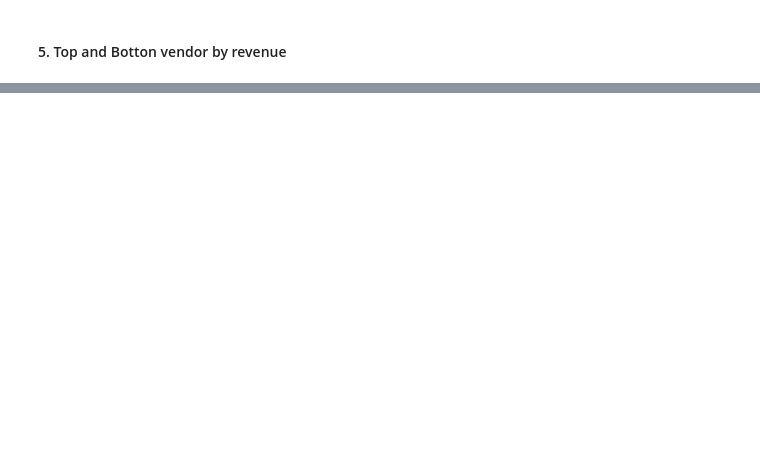
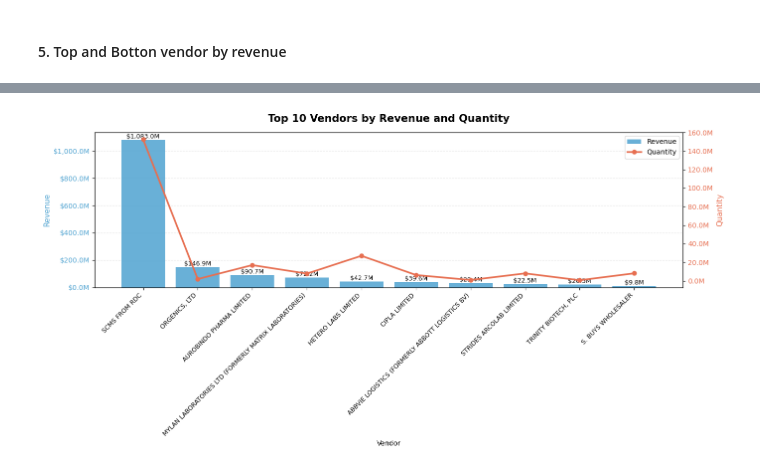
Before and after one commit to JulianChisco93/Supply-Chain-Shipment-Summary-Tool, a Jupyter notebook: notebooks/demo_vendor.ipynb, the cells around one changed output, grey strips where cells are left out. Cells and saved outputs as stored; diff of their text form; code cells hidden in the pictures; blank space fills up the shorter version.

```diff
--- a/notebooks/demo_vendor.ipynb
+++ b/notebooks/demo_vendor.ipynb
@@ -131,0 +153,5 @@ bottom_5_vendors
+# %%
+# vendor orders by revenue and quantity with improved formatting
+plot_vendor_revenue_and_quantity_improved(vendor_data, top_n=10)
+# %% [output]
+[figure, added]
```
Also changed, not shown: parts of 5 cells of this notebook, 1 other file.
